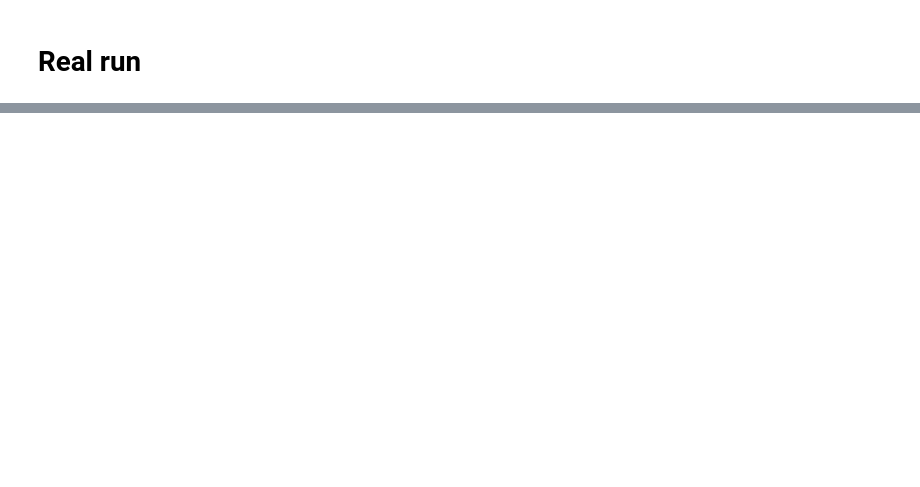
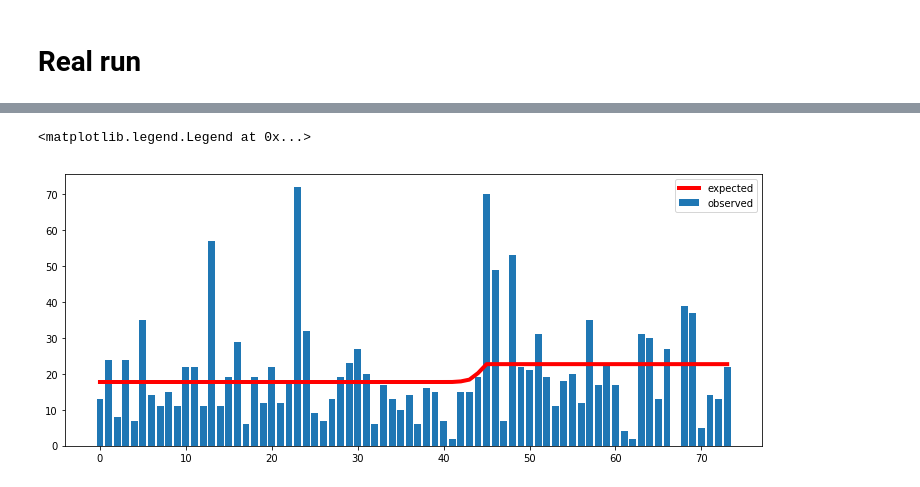
Before and after one commit to ryanvmenezes/BMfH, a Jupyter notebook: text count changepoint example.ipynb, the cells around one changed output, grey strips where cells are left out. Cells and saved outputs as stored; diff of their text form; code cells hidden in the pictures; blank space fills up the shorter version.

```diff
--- a/text count changepoint example.ipynb
+++ b/text count changepoint example.ipynb
@@ -180,0 +219,7 @@ plt.hist(tausamp, bins=30, alpha=0.85, density=True)
+# %%
+N = tausamp.shape[0]
+exptexts = np.empty(ncounts)
+
+for day in range(0, ncounts):
+    ix = day < tausamp
+    exptexts[day] = (lam1samp[ix].sum() + lam2samp[~ix].sum()) / N
@@ -180,0 +244,9 @@ plt.hist(tausamp, bins=30, alpha=0.85, density=True)
+# %%
+plt.figure(figsize=(12.5, 5))
+
+plt.plot(range(ncounts), exptexts, lw=4, color='red', label='expected')
+plt.bar(np.arange(ncounts), counts, label='observed')
+plt.legend()
+# %% [output]
+<matplotlib.legend.Legend at 0x...>
+[figure, added]
```
Also changed, not shown: parts of 25 cells of this notebook, 1 other file.
